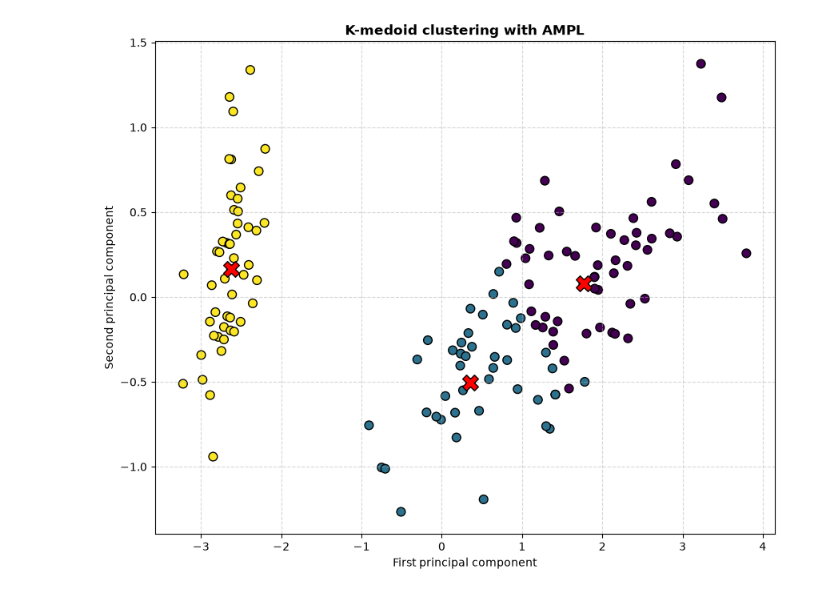
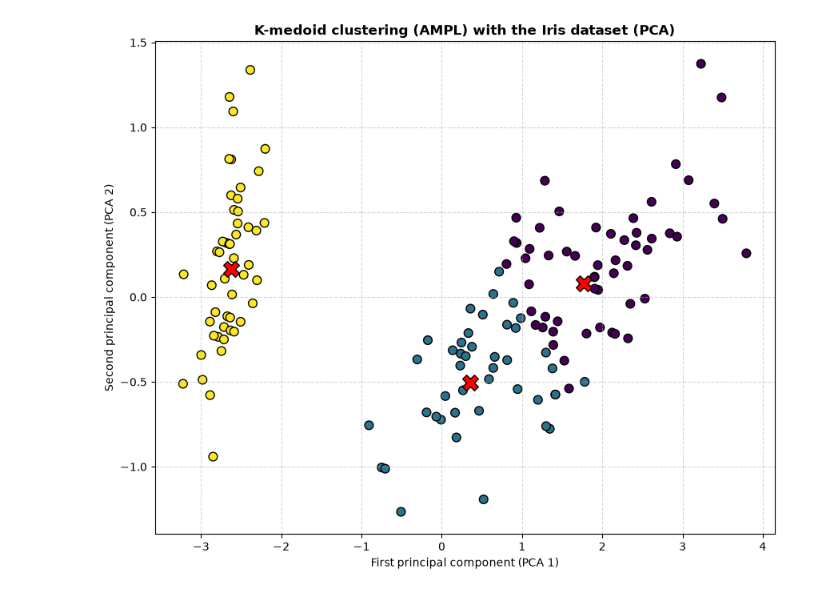
Before and after one commit to id2591/Optimisation, a Jupyter notebook: ampl_plot.ipynb, the cells around one changed output. Cells and saved outputs as stored; diff of their text form; code cells hidden in the pictures.

```diff
--- a/ampl_plot.ipynb
+++ b/ampl_plot.ipynb
@@ -40,34 +40,34 @@ scatter = plt.scatter(
     X_pca[:, 1],
     c=ampl_labels,  # Le tableau/liste des labels renvoyés par AMPL
     cmap='viridis_r',  # Palette viridis inversée (jaune/violet)
     edgecolor='k',
     s=60,
     alpha=1,
 )
 
 
 plt.scatter(
     X_medoids_pca[:, 0],
     X_medoids_pca[:, 1],
     c='red',
     marker='X',
     s=200,
     edgecolor='black',
     label='Medoids',
     zorder=3,
 )
 
 # Ajout des éléments de mise en page
 plt.title(
-    'K-medoid clustering with AMPL',
+    'K-medoid clustering (AMPL) with the Iris dataset (PCA)',
     fontsize=12,
     fontweight='bold',
 )
-plt.xlabel('First principal component')
-plt.ylabel('Second principal component')
+plt.xlabel('First principal component (PCA 1)')
+plt.ylabel('Second principal component (PCA 2)')
 plt.grid(True, linestyle='--', alpha=0.5)
 
 plt.savefig("iris_kmedoids_ampl.png")
 plt.show()
 # %% [output]
-[figure, old version]
+[figure, new version]
```
Also changed, not shown: 5 other files.
